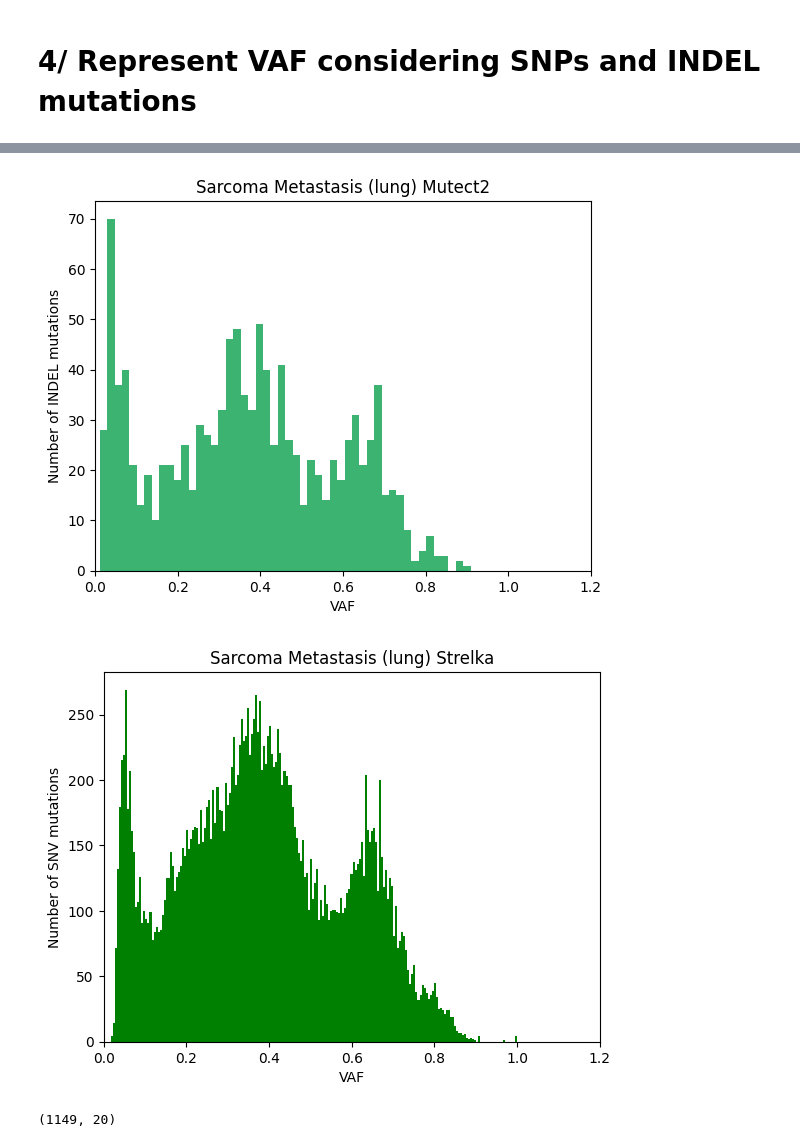
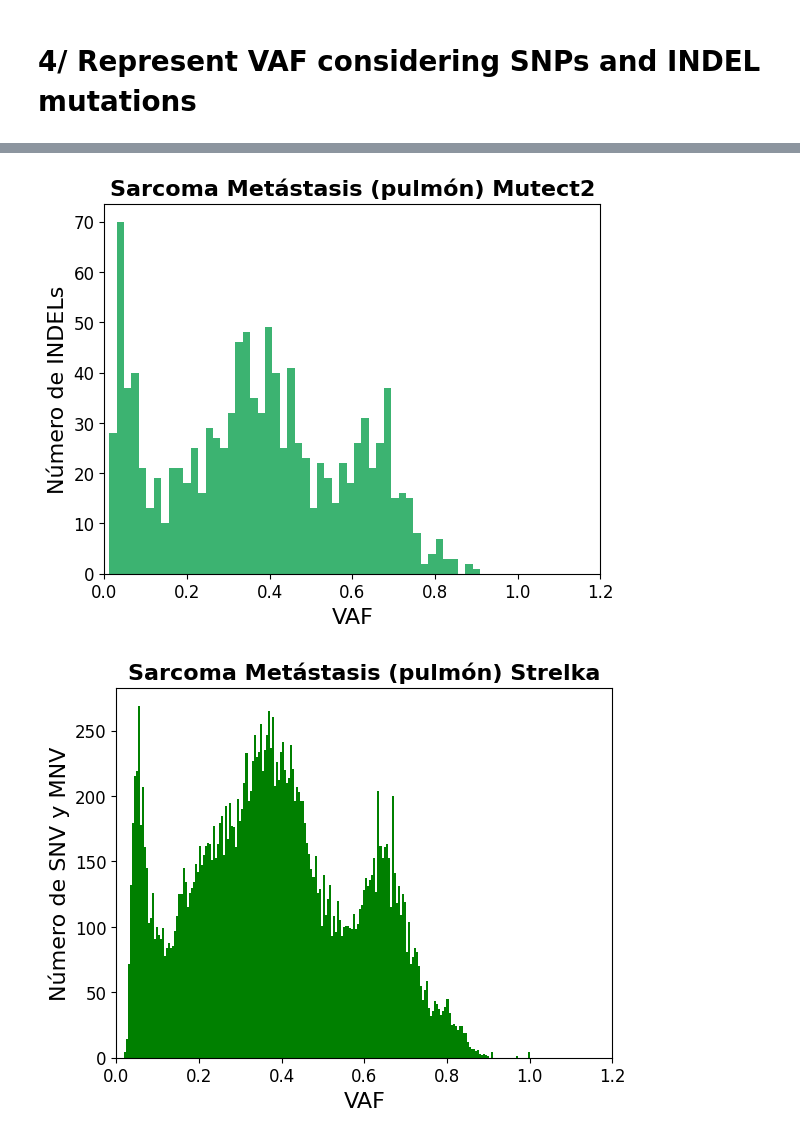
Before and after one commit to efigb/master, a Jupyter notebook: variant_analysis/somatic/sarek_variants/SAREK_processing_lung.ipynb, the cells around one changed output, grey strips where cells are left out. Cells and saved outputs as stored; diff of their text form; code cells hidden in the pictures.

```diff
--- a/variant_analysis/somatic/sarek_variants/SAREK_VCF_Lung_copy.ipynb
+++ b/variant_analysis/somatic/sarek_variants/SAREK_processing_lung.ipynb
@@ -631,7 +569,6 @@ strelka_snv_df.to_csv('/workspace/projects/sjd_melos/MAFs_tables/Lung_Strelka_SN
 # %%
 # Split information to calculate VAF from sample
-
-vaf_strelka_snv_df = strelka_snv_df
+vaf_strelka_snv_df = strelka_snv_df.copy()
 
 # Split allele depth frequency column information so it contains tier1 or tier2 allele depth information
 vaf_strelka_snv_df[['t_A_tier1', 't_A_tier2']] = vaf_strelka_snv_df['t_AU'].str.split(',', expand=True)
@@ -931,27 +874,29 @@ plt.show(vaf_mutect_snv_df['VAF'].tolist())
 
 plt.hist(vaf_mutect_indels_df['VAF'].tolist(), bins = 50, color = "mediumseagreen")
 plt.xlim([0,1.2])
-plt.ylabel('Number of INDEL mutations')
-plt.xlabel('VAF')
-plt.title('Sarcoma Metastasis (lung) Mutect2')
+plt.ylabel('Número de INDELs', fontsize=16)
+plt.xlabel('VAF', fontsize=16)
+plt.xticks(fontsize=12)
+plt.yticks(fontsize=12)
+plt.title('Sarcoma Metástasis (pulmón) Mutect2', fontsize=16, weight='bold')
+plt.savefig('/workspace/projects/sjd_melos/exports_images/density_vaf_mutect_indels_lung.png',dpi=300,transparent=True, format='png', bbox_inches='tight')
 plt.show(vaf_mutect_indels_df['VAF'].tolist())
 # %% [output]
-[figure, old version]
+[figure, new version]
 # %%
 # For SNV in Strelka (the caller does not distinguish between MNV an SNV)
 
 plt.hist(vaf_strelka_snv_df['VAF'].tolist(), bins = 200, color = "green")
 plt.xlim([0,1.2])
-plt.ylabel('Number of SNV mutations')
-plt.xlabel('VAF')
-plt.title('Sarcoma Metastasis (lung) Strelka')
+plt.ylabel('Número de SNV y MNV', fontsize=16)
+plt.xlabel('VAF', fontsize=16)
+plt.xticks(fontsize=12)
+plt.yticks(fontsize=12)
+plt.title('Sarcoma Metástasis (pulmón) Strelka', fontsize=16, weight='bold')
+plt.savefig('/workspace/projects/sjd_melos/exports_images/density_vaf_strelka_snv_lung.png',dpi=300,transparent=True, format='png', bbox_inches='tight')
 plt.show(vaf_strelka_snv_df['VAF'].tolist())
 # %% [output]
-[figure, old version]
+[figure, new version]
-# %%
-vaf_strelka_ind_df.shape
-# %% [output]
-(1149, 20)
 # %%
 # For INDELs in Strelka
 
```
Also changed, not shown: parts of 35 cells of this notebook, 4 other files.
